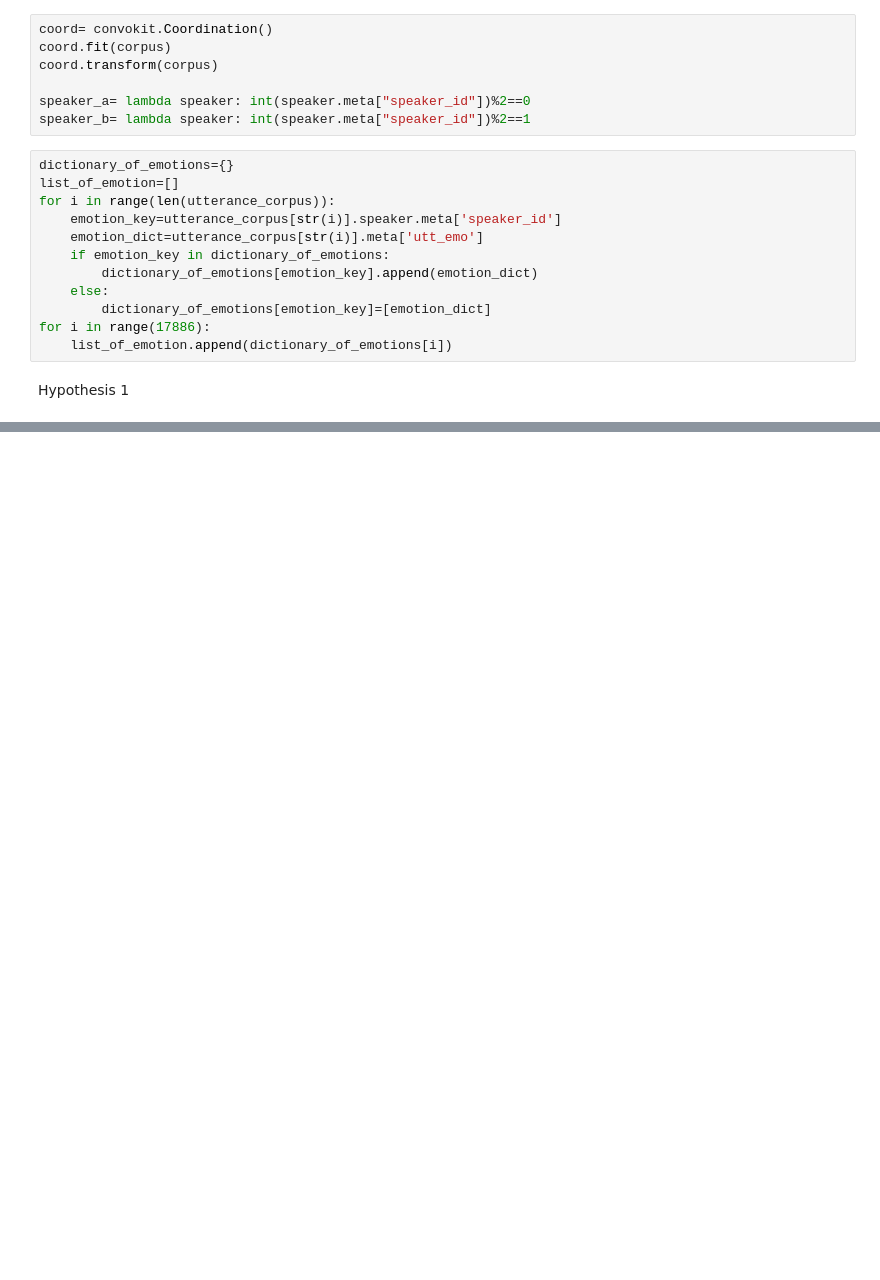
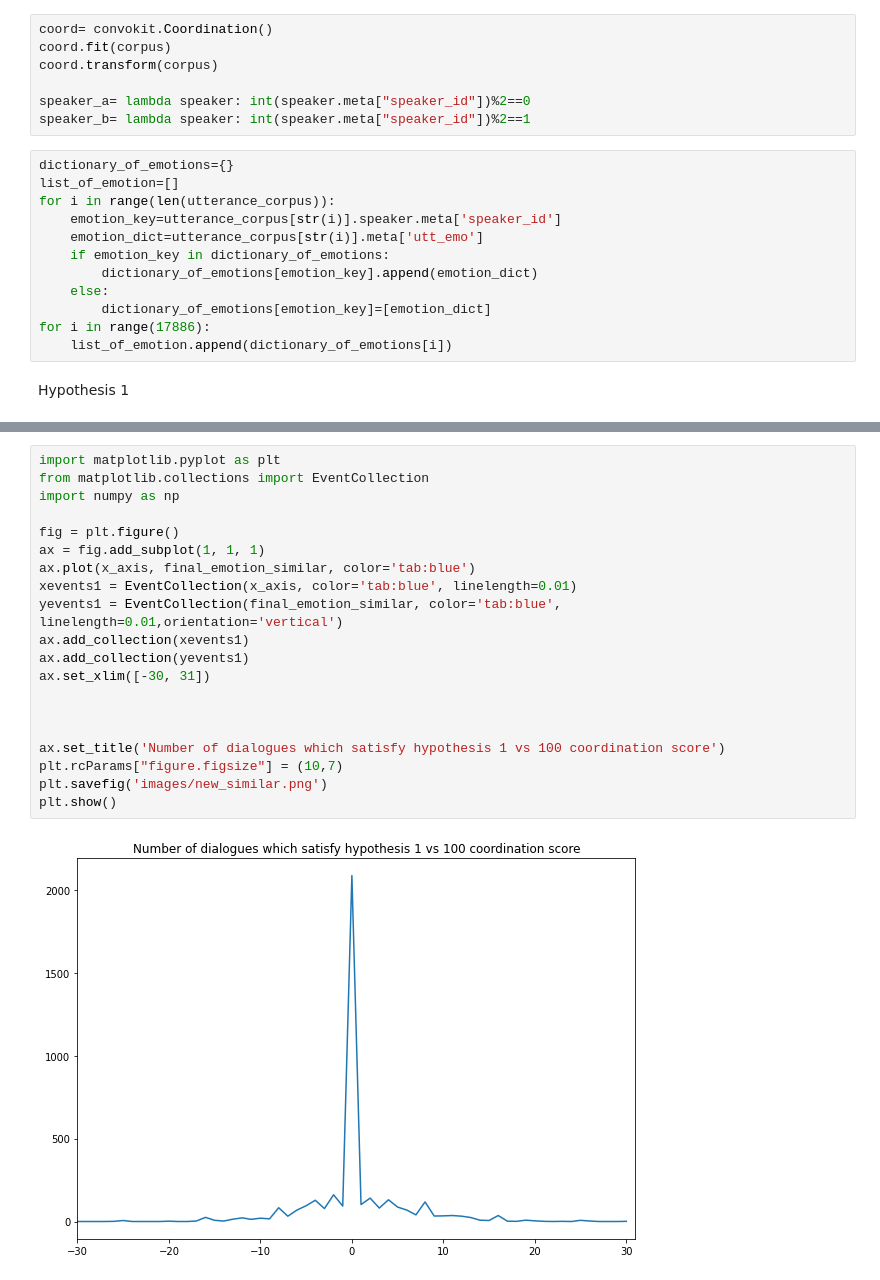
Before and after one commit to VinayakG2002/Coordination, a Jupyter notebook: Splitting_dataset.ipynb, the cells around one changed output, grey strips where cells are left out. Cells and saved outputs as stored; diff of their text form; blank space fills up the shorter version.

```diff
--- a/Splitting_dataset.ipynb
+++ b/Splitting_dataset.ipynb
@@ -472,0 +654,22 @@ Hypothesis 1
+# %%
+import matplotlib.pyplot as plt
+from matplotlib.collections import EventCollection
+import numpy as np
+
+fig = plt.figure()
+ax = fig.add_subplot(1, 1, 1)
+ax.plot(x_axis, final_emotion_similar, color='tab:blue')
+xevents1 = EventCollection(x_axis, color='tab:blue', linelength=0.01)
+yevents1 = EventCollection(final_emotion_similar, color='tab:blue', linelength=0.01,orientation='vertical')
+ax.add_collection(xevents1)
+ax.add_collection(yevents1)
+ax.set_xlim([-30, 31])
+
+
+
+ax.set_title('Number of dialogues which satisfy hypothesis 1 vs 100 coordination score')
+plt.rcParams["figure.figsize"] = (10,7)
+plt.savefig('images/new_similar.png')
+plt.show()
+# %% [output]
+[figure, added]
```
Also changed, not shown: parts of 19 cells of this notebook, 8 other files.
